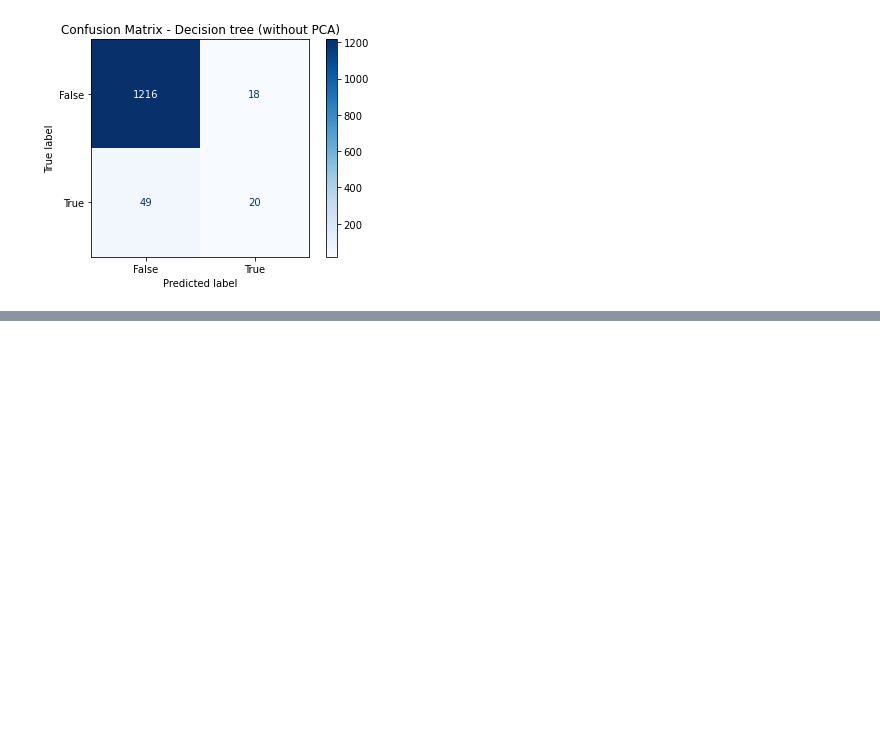
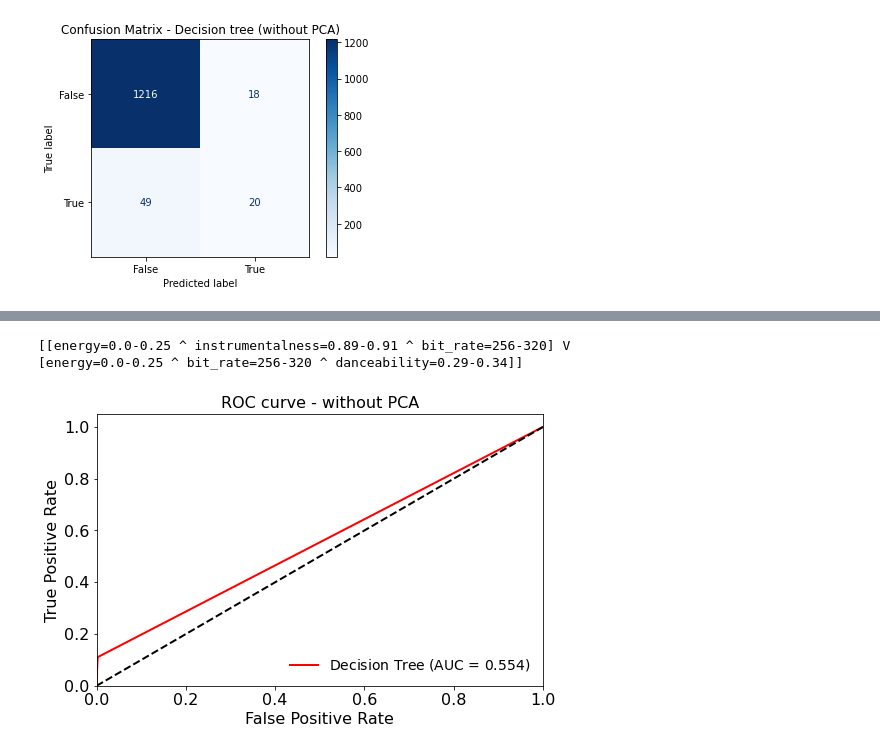
Before and after one commit to gaetanoantonicchio/DataMining-2, a Jupyter notebook: src/Module 2/Rule-Based/binary-rulebased_echo.ipynb, the cells around one changed output, grey strips where cells are left out. Drawn from its saved outputs; the diff is of its cells as text; code cells hidden in the pictures; blank space fills up the shorter version.

Commit message:
irep rule based

```diff
--- a/src/Module 2/Rule-Based/binary-rulebased_echo.ipynb
+++ b/src/Module 2/Rule-Based/binary-rulebased_echo.ipynb
@@ -168,0 +171,7 @@ False: Rock
+# %%
+for pr in [0.1, 0.2, 0.3, 0.4, 0.5, 0.6, 0.7, 0.8, 0.9, 1]:
+        irep_clf = lw.IREP(random_state=42, prune_size=pr)
+        irep_clf.fit(train, class_feat='genre_top', pos_class='Jazz')
+        y_predicted = irep_clf.predict(test)
+        print(ks, "\nprune_size: ", pr)
+        print(classification_report(y_test_enc, y_predicted))
@@ -168,0 +231,3 @@ False: Rock
+# %%
+irep_clf = lw.IREP(random_state=42, prune_size=0.1)
+irep_clf.fit(train, class_feat='genre_top', pos_class='Jazz')
@@ -168,0 +247,29 @@ False: Rock
+# %%
+irep_clf.out_model()
+# %% [output]
+[[energy=0.0-0.25 ^ instrumentalness=0.89-0.91 ^ bit_rate=256-320] V
+[energy=0.0-0.25 ^ bit_rate=256-320 ^ danceability=0.29-0.34]]
+# %%
+plt.figure(figsize=(8,5))
+
+# y_score0 --> scores of decision tree without PCA
+# fpr0, tpr0 ---> false positive and true positive of decision tree without PCA
+y_score0 = irep_clf.predict_proba(X_test)
+fpr0, tpr0, _ = roc_curve(y_test, y_score0[:, 1], pos_label='Jazz')
+
+# roc_auc0 --> ROC/AUC of decision tree without PCA
+roc_auc0 = auc(fpr0, tpr0)
+
+plt.plot(fpr0, tpr0, color='red', lw=2, label='Decision Tree$\;$(AUC = %.3f)' % roc_auc0)
+
+plt.plot([0, 1], [0, 1], color='black', lw=2, linestyle='--')
+plt.xlim([0.0, 1.0])
+plt.ylim([0.0, 1.05])
+plt.xlabel('False Positive Rate', fontsize=16)
+plt.ylabel('True Positive Rate', fontsize=16)
+plt.title('ROC curve - without PCA', fontsize=16)
+plt.legend(loc="lower right", fontsize=14, frameon=False)
+plt.tick_params(axis='both', which='major', labelsize=16)
+plt.show()
+# %% [output]
+[figure, added]
```
Also changed, not shown: parts of 6 cells of this notebook.
